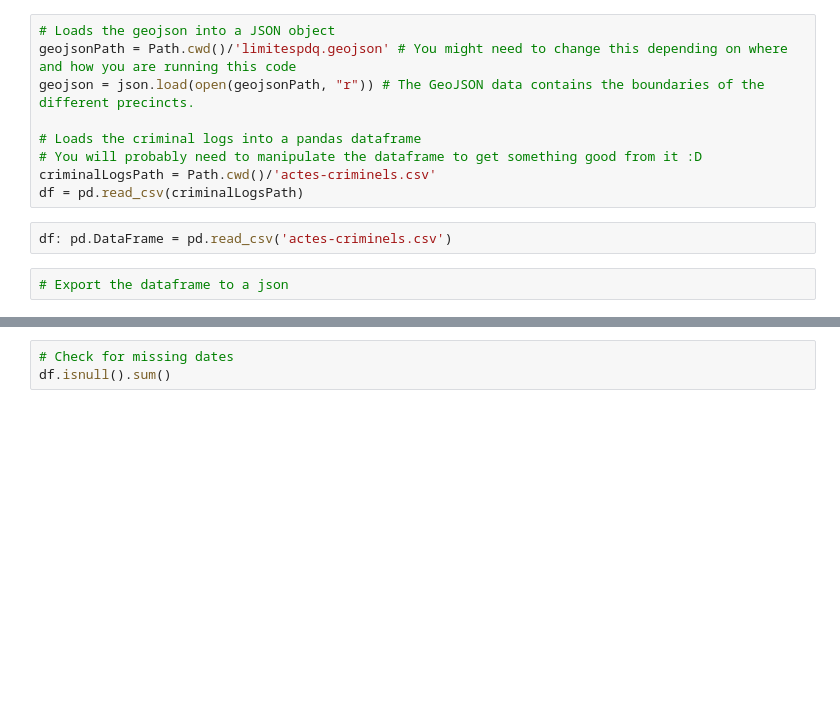
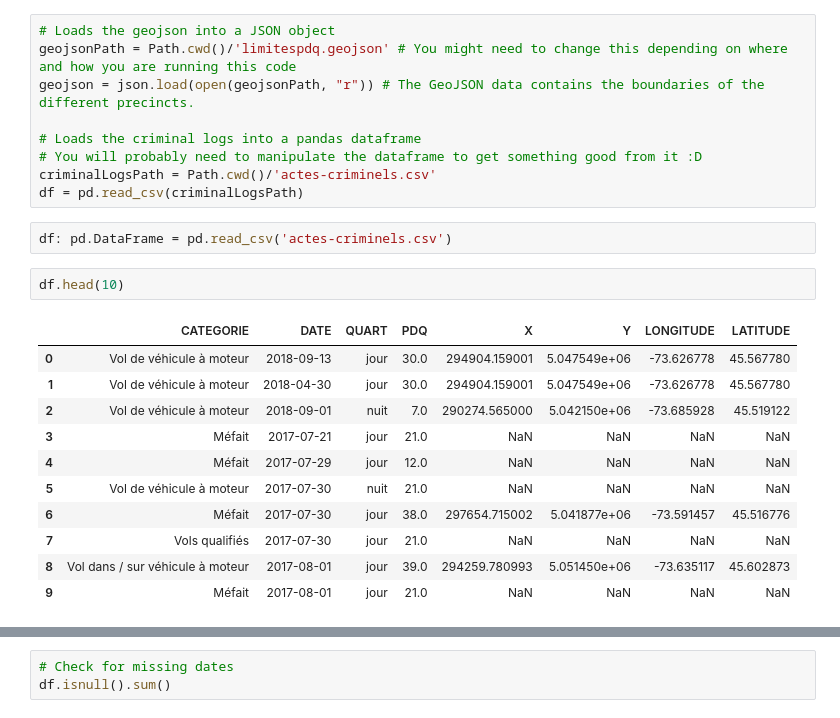
Before and after one commit to tyleryy/DetectiveMonkeys, a Jupyter notebook: datathon/datthew_notebook.ipynb, the cells around one changed output, grey strips where cells are left out. Cells and saved outputs as stored; diff of their text form; blank space fills up the shorter version.

```diff
--- a/datathon/notebook.ipynb
+++ b/datathon/datthew_notebook.ipynb
@@ -19,5 +19,17 @@ criminalLogsPath = Path.cwd()/'actes-criminels.csv'
 df = pd.read_csv(criminalLogsPath)
 # %%
 df: pd.DataFrame = pd.read_csv('actes-criminels.csv')
-# %%
-# Export the dataframe to a json
+# %%
+df.head(10)
+# %% [output]
+|  | CATEGORIE | DATE | QUART | PDQ | X | Y | LONGITUDE | LATITUDE |
+| 0 | Vol de véhicule à moteur | 2018-09-13 | jour | 30.0 | 294904.159001 | 5.047549e+06 | -73.626778 | 45.567780 |
+| 1 | Vol de véhicule à moteur | 2018-04-30 | jour | 30.0 | 294904.159001 | 5.047549e+06 | -73.626778 | 45.567780 |
+| 2 | Vol de véhicule à moteur | 2018-09-01 | nuit | 7.0 | 290274.565000 | 5.042150e+06 | -73.685928 | 45.519122 |
+| 3 | Méfait | 2017-07-21 | jour | 21.0 | NaN | NaN | NaN | NaN |
+| 4 | Méfait | 2017-07-29 | jour | 12.0 | NaN | NaN | NaN | NaN |
+| 5 | Vol de véhicule à moteur | 2017-07-30 | nuit | 21.0 | NaN | NaN | NaN | NaN |
+| 6 | Méfait | 2017-07-30 | jour | 38.0 | 297654.715002 | 5.041877e+06 | -73.591457 | 45.516776 |
+| 7 | Vols qualifiés | 2017-07-30 | jour | 21.0 | NaN | NaN | NaN | NaN |
+| 8 | Vol dans / sur véhicule à moteur | 2017-08-01 | jour | 39.0 | 294259.780993 | 5.051450e+06 | -73.635117 | 45.602873 |
+| 9 | Méfait | 2017-08-01 | jour | 21.0 | NaN | NaN | NaN | NaN |
```
Also changed, not shown: parts of 1 cell of this notebook, 1 other file.
